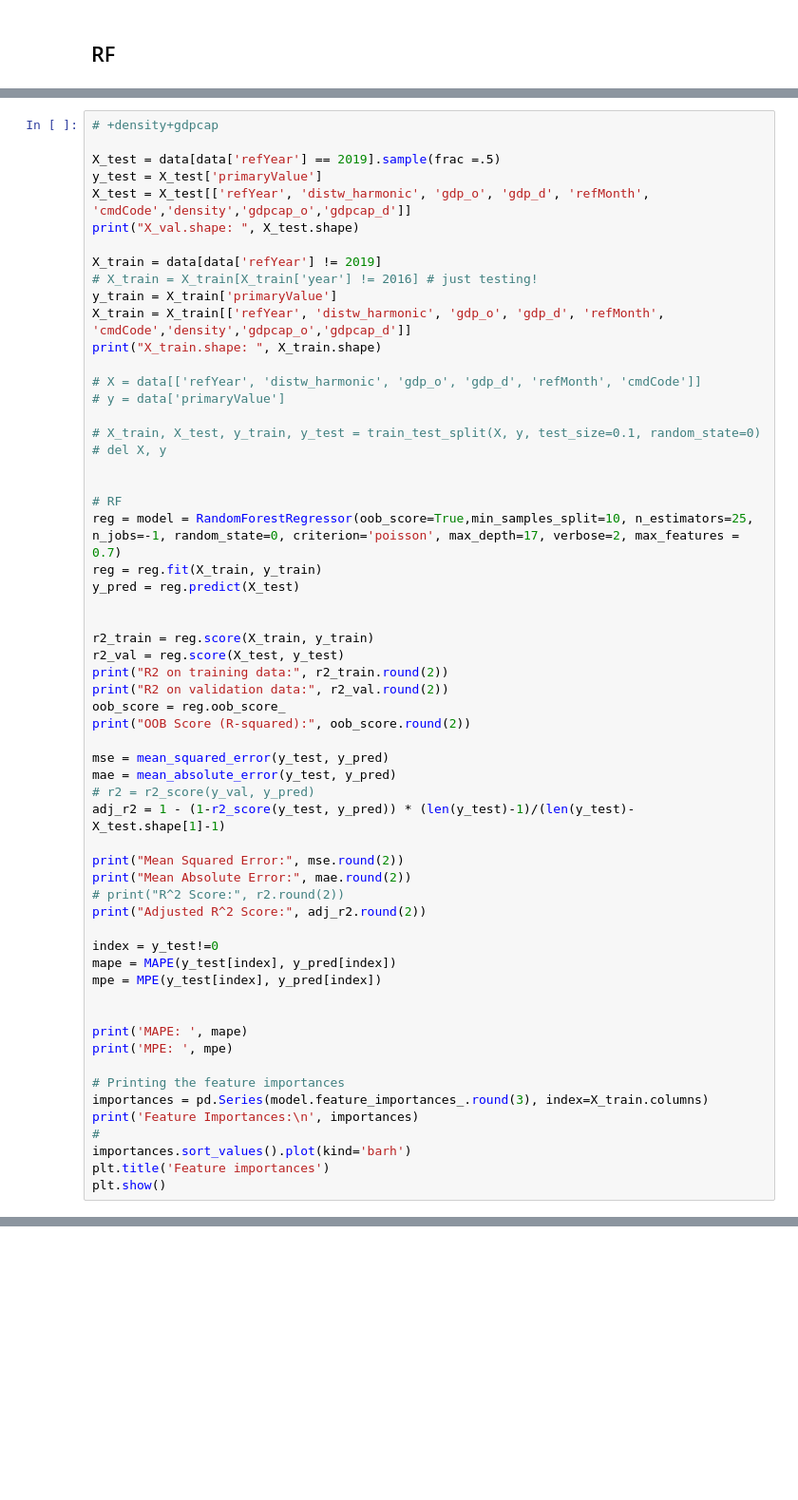
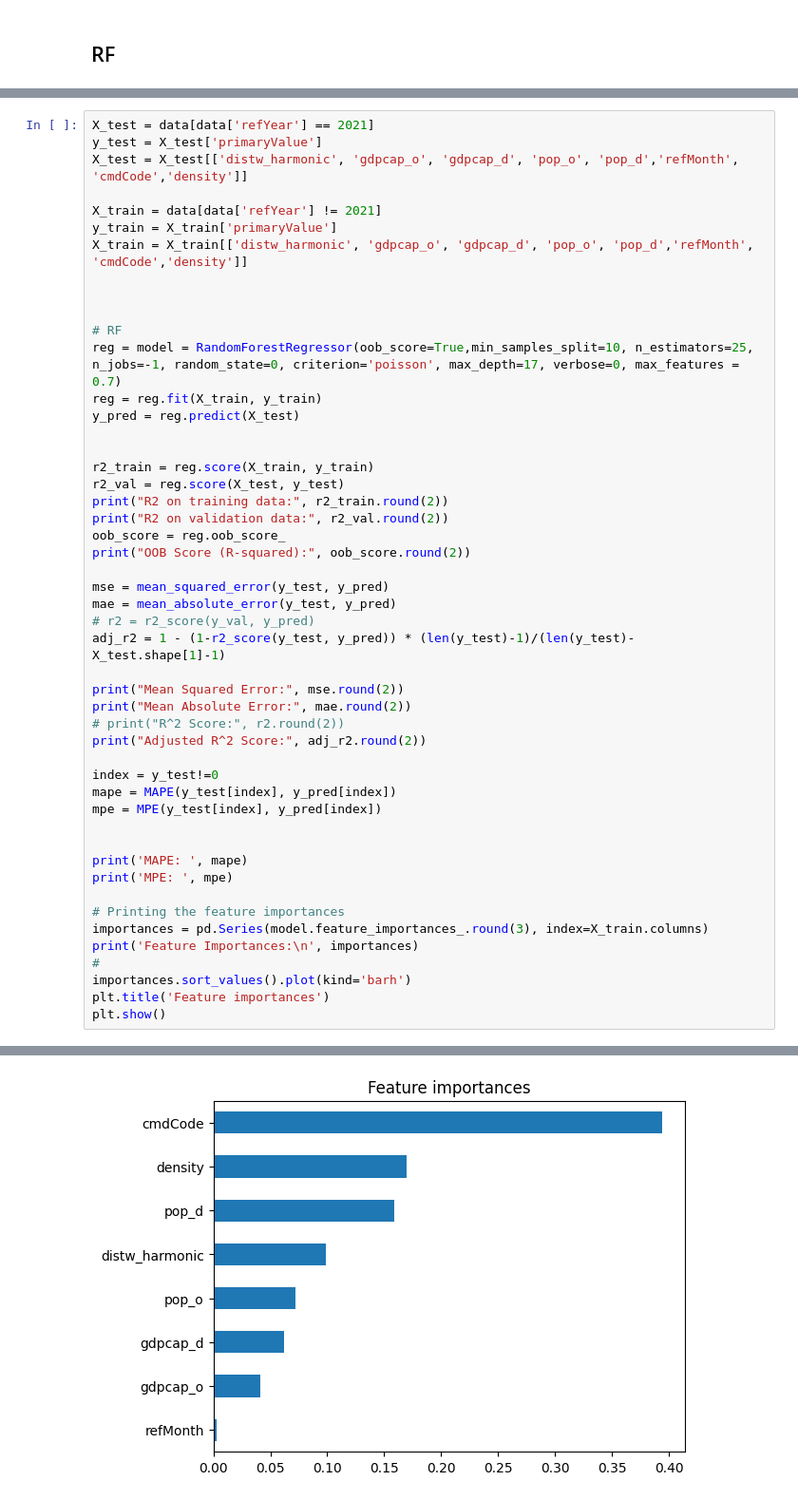
Before and after one commit to Ounoughi-Chahinez/MLforInternationalTrade, a Jupyter notebook: Exports/4. RF Experiments with Completely Unseen 2021 Test Set.ipynb, the cells around one changed output, grey strips where cells are left out. Shown: that part at 95% size. Drawn from its saved outputs; the diff is of its cells as text; blank space fills up the shorter version.

```diff
--- a/Exports/4. RF Experiments with Completely Unseen 2021 Test Set.ipynb
+++ b/Exports/4. RF Experiments with Completely Unseen 2021 Test Set.ipynb
@@ -301,26 +204,16 @@ time: 745 ms (started: 2023-07-06 12:12:00 +03:00)
 # %%
-# +density+gdpcap
+X_test = data[data['refYear'] == 2021]
+y_test = X_test['primaryValue']
+X_test = X_test[['distw_harmonic', 'gdpcap_o', 'gdpcap_d', 'pop_o', 'pop_d','refMonth', 'cmdCode','density']]
 
-X_test = data[data['refYear'] == 2019].sample(frac =.5)
-y_test = X_test['primaryValue']
-X_test = X_test[['refYear', 'distw_harmonic', 'gdp_o', 'gdp_d', 'refMonth', 'cmdCode','density','gdpcap_o','gdpcap_d']]
-print("X_val.shape: ", X_test.shape)
+X_train = data[data['refYear'] != 2021]
+y_train = X_train['primaryValue']
+X_train = X_train[['distw_harmonic', 'gdpcap_o', 'gdpcap_d', 'pop_o', 'pop_d','refMonth', 'cmdCode','density']]
 
-X_train = data[data['refYear'] != 2019]
-# X_train = X_train[X_train['year'] != 2016] # just testing!
-y_train = X_train['primaryValue']
-X_train = X_train[['refYear', 'distw_harmonic', 'gdp_o', 'gdp_d', 'refMonth', 'cmdCode','density','gdpcap_o','gdpcap_d']]
-print("X_train.shape: ", X_train.shape)
-
-# X = data[['refYear', 'distw_harmonic', 'gdp_o', 'gdp_d', 'refMonth', 'cmdCode']]
-# y = data['primaryValue']
-
-# X_train, X_test, y_train, y_test = train_test_split(X, y, test_size=0.1, random_state=0)
-# del X, y
 
 
 # RF
-reg = model = RandomForestRegressor(oob_score=True,min_samples_split=10, n_estimators=25, n_jobs=-1, random_state=0, criterion='poisson', max_depth=17, verbose=2, max_features = 0.7)
+reg = model = RandomForestRegressor(oob_score=True,min_samples_split=10, n_estimators=25, n_jobs=-1, random_state=0, criterion='poisson', max_depth=17, verbose=0, max_features = 0.7)
 reg = reg.fit(X_train, y_train)
 y_pred = reg.predict(X_test)
 
@@ -362,0 +272 @@ X_train.shape:  (72775883, 9)
+[figure, new version]
```
Also changed, not shown: parts of 19 cells of this notebook.
